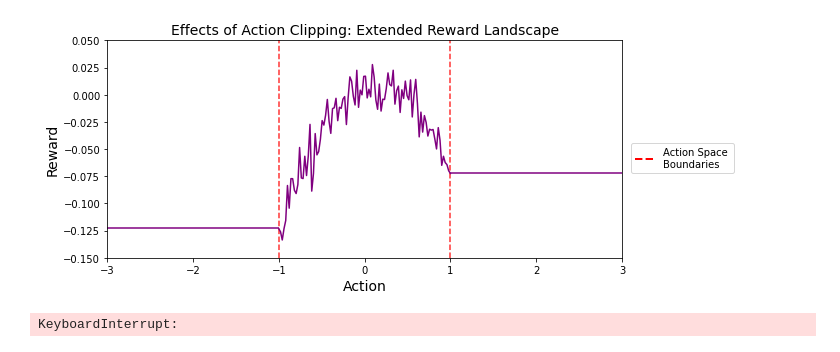
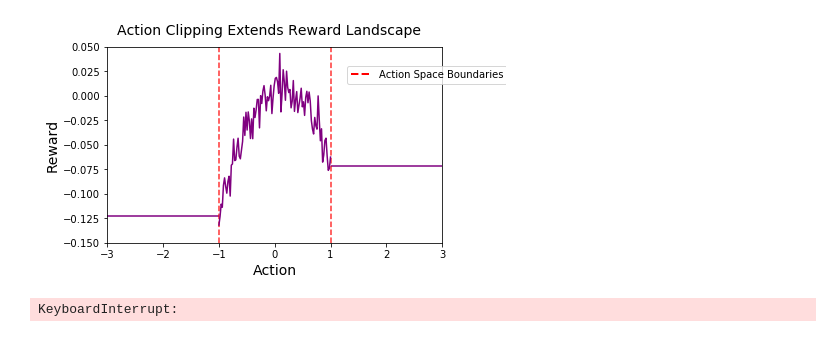
Before and after one commit to chloechsu/code-for-paper, a Jupyter notebook: analysis/MuJoCoEnvStats.ipynb, the cells around one changed output. Drawn from its saved outputs; the diff is of its cells as text; code cells hidden in the pictures.

```diff
--- a/analysis/MuJoCoEnvStats.ipynb
+++ b/analysis/MuJoCoEnvStats.ipynb
@@ -38,5 +38,5 @@ env = gym.make(g)
 from gym.wrappers import ClipAction
 env = ClipAction(env)
 
-x, rewards = get_reward_distribution(env, n_steps=n_steps, clip=True)
+x, rewards = get_reward_distribution(env, n_steps=0, clip=True)
 #for d in range(len(env.action_space.low)):
@@ -46,23 +43,23 @@ x, rewards = get_reward_distribution(env, n_steps=n_steps, clip=True)
 # %%
 d = 2
-fig, ax = plt.subplots(1, 1, figsize=(10,4), sharex=True, sharey=False)
+fig, ax = plt.subplots(1, 1, figsize=(6,4), sharex=True, sharey=False)
 sns.lineplot(x, rewards[d], label=f"{d}", ax=ax, legend=False, palette=['purple'], hue=1)
 ax.set_xlim([-3, 3])
 ax.hlines(-0.123, -5, -1, color='purple')
 ax.hlines(-0.072, 1, 5, color='purple')
 ax.set_ylabel('Reward', fontsize=14)
 ax.set_xlabel('Action', fontsize=14)
 ax.vlines(-1, -0.15,0.05, ls='dashed', alpha=0.8, color='red')
 ax.vlines(1, -0.15,0.05, ls='dashed', alpha=0.8, color='red')
 ax.set_ylim([-0.15, 0.05])
-plt.title('Effects of Action Clipping: Extended Reward Landscape', fontsize=14)
+fig.suptitle('Action Clipping Extends Reward Landscape', fontsize=14)
 from matplotlib.lines import Line2D
-redline = Line2D([0], [0], color='red', ls='dashed', lw=2, label='Action Space \nBoundaries')
-fig.legend(handles=[redline], loc='right')
-fig.subplots_adjust(right=0.84)
+redline = Line2D([0], [0], color='red', ls='dashed', lw=2, label='Action Space Boundaries')
+fig.legend(handles=[redline], loc=(0.66, 0.75))
+fig.subplots_adjust(top=0.9, bottom=0.22)
 plt.show()
 # %% [output]
-[figure, old version]
+[figure, new version]
 # %%
 # Plot setup
 n_steps = 0
```
Also changed, not shown: parts of 1 cell of this notebook, 3 other files.
